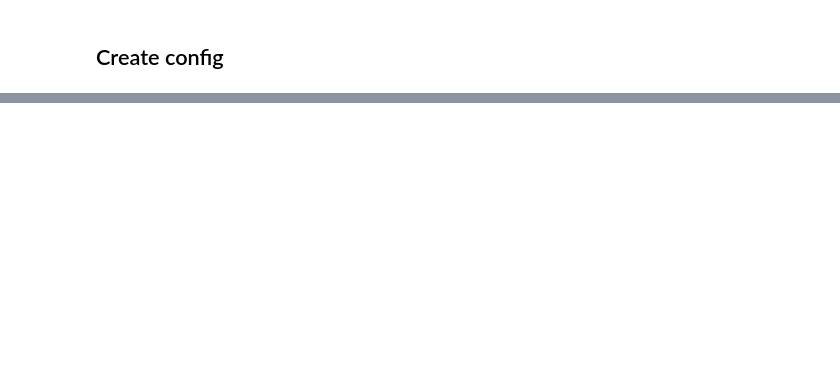
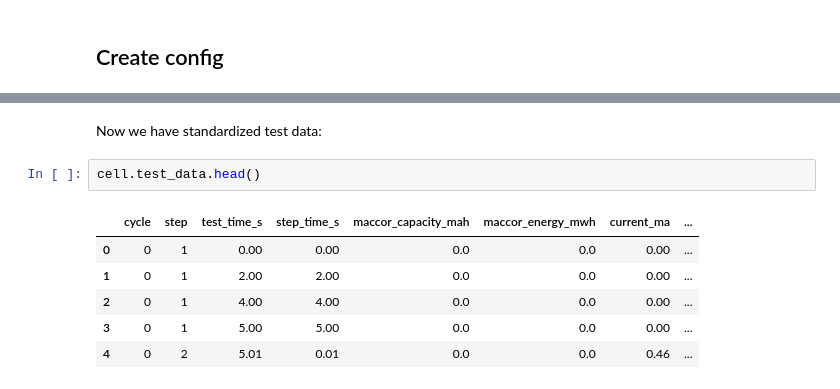
Before and after one commit to BattGenie/battetl, a Jupyter notebook: examples/battetl_demo.ipynb, the cells around one changed output, grey strips where cells are left out. Drawn from its saved outputs; the diff is of its cells as text; blank space fills up the shorter version.

```diff
--- a/examples/battetl_demo.ipynb
+++ b/examples/battetl_demo.ipynb
@@ -164,0 +278,11 @@ cell.extract().transform().load()
+# %% [markdown]
+Now we have standardized test data:
+# %%
+cell.test_data.head()
+# %% [output]
+|  | cycle | step | test_time_s | step_time_s | maccor_capacity_mah | maccor_energy_mwh | current_ma | ... |
+| 0 | 0 | 1 | 0.00 | 0.00 | 0.0 | 0.0 | 0.00 | ... |
+| 1 | 0 | 1 | 2.00 | 2.00 | 0.0 | 0.0 | 0.00 | ... |
+| 2 | 0 | 1 | 4.00 | 4.00 | 0.0 | 0.0 | 0.00 | ... |
+| 3 | 0 | 1 | 5.00 | 5.00 | 0.0 | 0.0 | 0.00 | ... |
+| 4 | 0 | 2 | 5.01 | 0.01 | 0.0 | 0.0 | 0.46 | ... |
```
Also changed, not shown: parts of 30 cells of this notebook.
